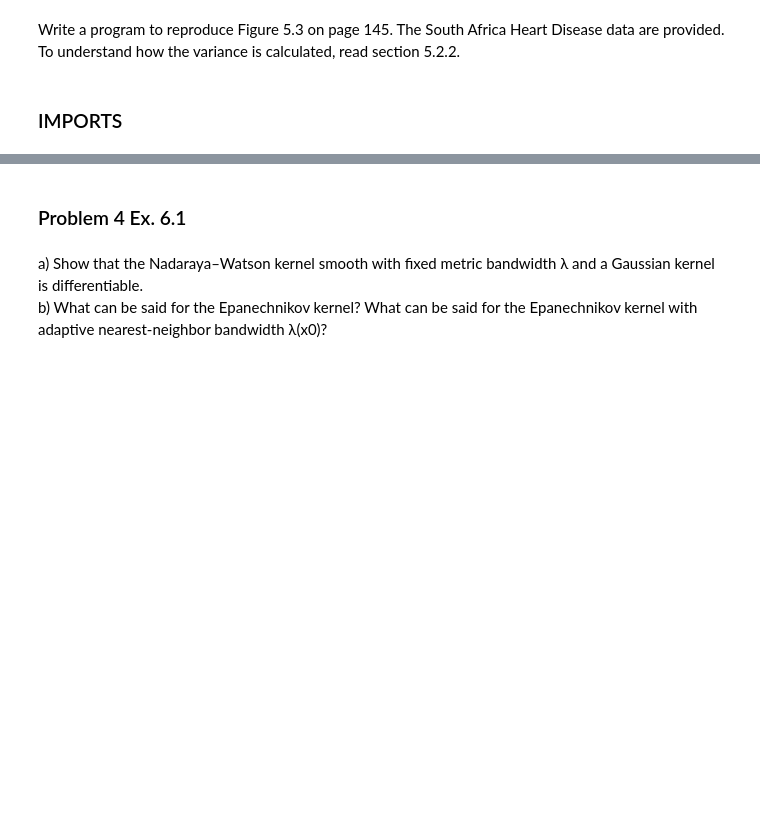
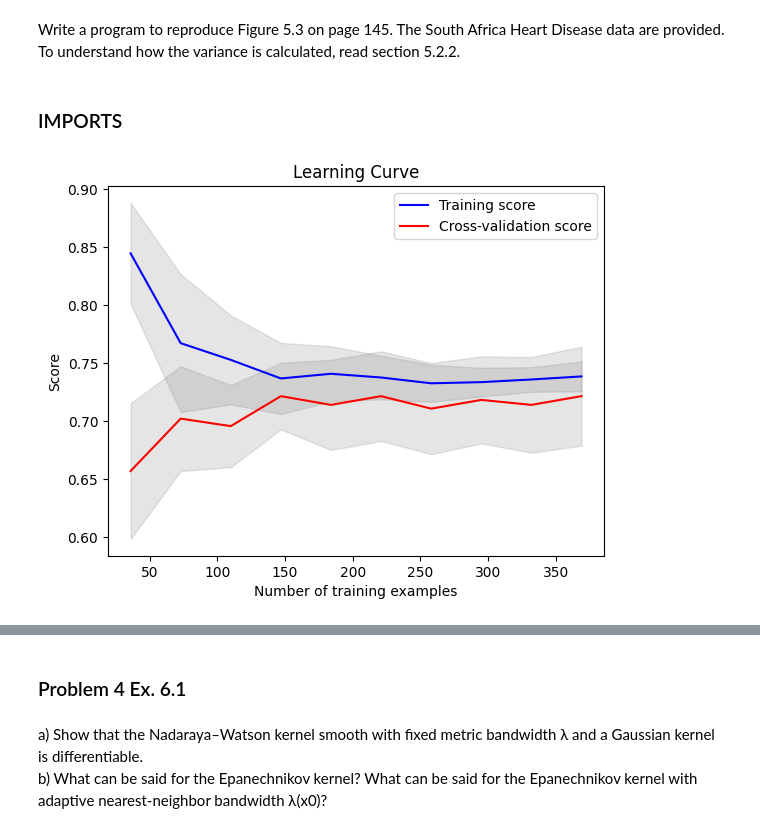
Before and after one commit to ferriitoo/MATH-569-Statistical-Learning, a Jupyter notebook: HW4_Julen_Ferro.ipynb, the cells around one changed output, grey strips where cells are left out. Drawn from its saved outputs; the diff is of its cells as text; code cells hidden in the pictures; blank space fills up the shorter version.

```diff
--- a/HW4_Julen_Ferro.ipynb
+++ b/HW4_Julen_Ferro.ipynb
@@ -313,33 +313,56 @@ from sklearn.model_selection import ShuffleSplit
 # Read the data from URL
 path = 'https://raw.githubusercontent.com/ferriitoo/csv/main/SAheart.data.txt'
 df = pd.read_csv(path, sep=',', index_col=0)
 df.head(10)
 
 # Define the predictor variables
 X = df[['tobacco', 'ldl', 'adiposity', 'famhist', 'typea', 'obesity', 'alcohol', 'age']]
 
 # Define the response variable
 y = df['chd']
 
 # Create dummy variables for the 'famhist' column
 famhist_dummies = pd.get_dummies(X['famhist'], prefix='famhist')
 
 # Drop the original 'famhist' column and concatenate the dummy variables
 X = pd.concat([X.drop('famhist', axis=1), famhist_dummies], axis=1)
 
-# Create a logistic regression model object
+# Create a logistic regression object
 model = LogisticRegression()
 
 # Define the cross-validation splitter
 cv = ShuffleSplit(n_splits=10, test_size=0.2, random_state=0)
 
 # Create learning curve
 train_sizes, train_scores, test_scores = learning_curve(model, X, y, cv=cv, n_jobs=-1, train_sizes=np.linspace(0.1, 1.0, 10))
 
 # Calculate mean and standard deviation of training and testing scores
 train_mean = np.mean(train_scores, axis=1)
 train_std = np.std(train_scores, axis=1)
 test_mean = np.mean(test_scores, axis=1)
 test_std = np.std(test_scores, axis=1)
+
+import matplotlib.pyplot as plt
+
+# plot learning curve
+plt.plot(train_sizes, train_mean, label='Training score', color='blue')
+plt.plot(train_sizes, test_mean, label='Cross-validation score', color='red')
+
+# fill area between lines with standard deviation
+plt.fill_between(train_sizes, train_mean - train_std, train_mean + train_std, color='gray', alpha=0.2)
+plt.fill_between(train_sizes, test_mean - test_std, test_mean + test_std, color='gray', alpha=0.2)
+
+# set plot labels and title
+plt.xlabel('Number of training examples')
+plt.ylabel('Score')
+plt.title('Learning Curve')
+
+# add legend
+plt.legend(loc='best')
+
+# display plot
+plt.show()
+# %% [output]
+[figure, added]
 # %%
 import numpy as np
```
Also changed, not shown: parts of 3 cells of this notebook.
